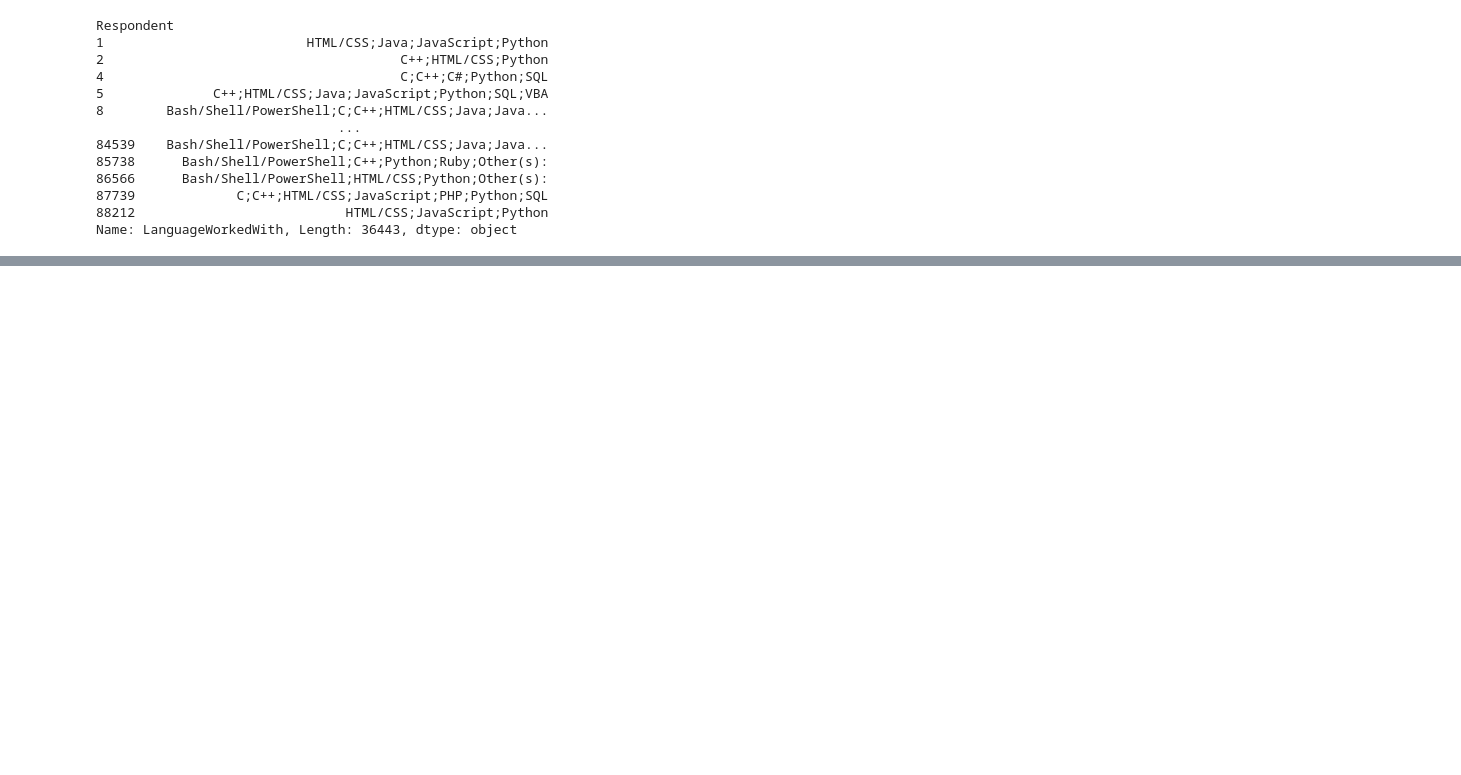
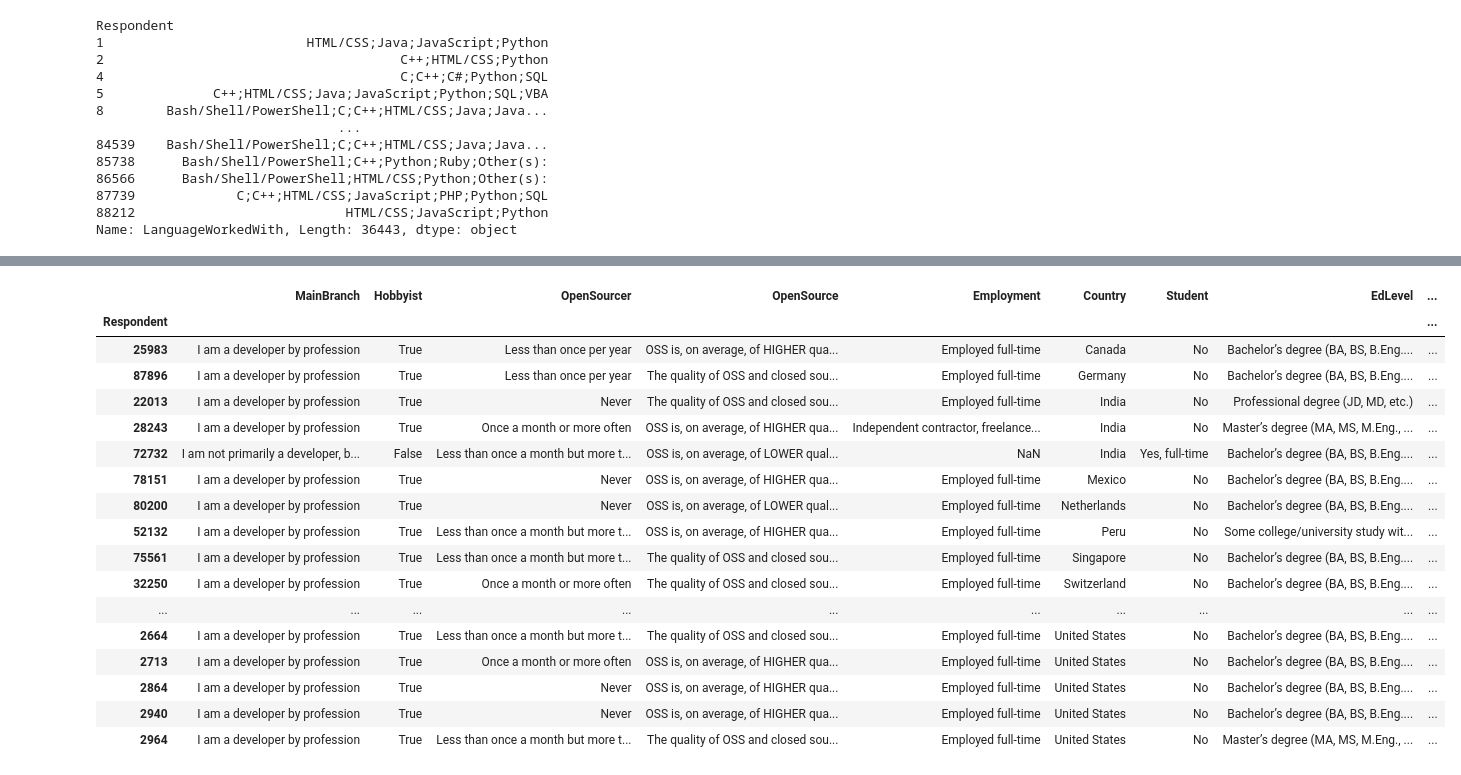
Before and after one commit to Popusa/learning-pandas, a Jupyter notebook: pandas-practice.ipynb, the cells around one changed output, grey strips where cells are left out. Drawn from its saved outputs; the diff is of its cells as text; code cells hidden in the pictures; blank space fills up the shorter version.

```diff
--- a/pandas-practice.ipynb
+++ b/pandas-practice.ipynb
@@ -334,0 +139,8 @@ Name: LanguageWorkedWith, Length: 36443, dtype: object
+# %%
+df['Hobbyist'].replace({'Yes':'Absolutely','No':'Negatory'},inplace = True)
+# %%
+df.rename(columns = {'ConvertedComp':'Salary'},inplace = True)
+# %%
+df['Hobbyist_Student'] = (df['Hobbyist'] == 'Absolutely') & df['Student'].str.contains('Yes')
+
+df.head()
@@ -334,0 +155,2 @@ Name: LanguageWorkedWith, Length: 36443, dtype: object
+# %%
+df.drop(columns = 'Hobbyist_Student',axis = 'Column',inplace = False)
@@ -334,0 +172,23 @@ Name: LanguageWorkedWith, Length: 36443, dtype: object
+# %%
+df.sort_values(by=['Salary','Country'],ascending = [False,True],inplace = True)
+
+df.head(40)
+# %% [output]
+|  | MainBranch | Hobbyist | OpenSourcer | OpenSource | Employment | Country | Student | EdLevel | ... |
+| Respondent |  |  |  |  |  |  |  |  | ... |
+| 25983 | I am a developer by profession | True | Less than once per year | OSS is, on average, of HIGHER qua... | Employed full-time | Canada | No | Bachelor’s degree (BA, BS, B.Eng.... | ... |
+| 87896 | I am a developer by profession | True | Less than once per year | The quality of OSS and closed sou... | Employed full-time | Germany | No | Bachelor’s degree (BA, BS, B.Eng.... | ... |
+| 22013 | I am a developer by profession | True | Never | The quality of OSS and closed sou... | Employed full-time | India | No | Professional degree (JD, MD, etc.) | ... |
+| 28243 | I am a developer by profession | True | Once a month or more often | OSS is, on average, of HIGHER qua... | Independent contractor, freelance... | India | No | Master’s degree (MA, MS, M.Eng., ... | ... |
+| 72732 | I am not primarily a developer, b... | False | Less than once a month but more t... | OSS is, on average, of LOWER qual... | NaN | India | Yes, full-time | Bachelor’s degree (BA, BS, B.Eng.... | ... |
+| 78151 | I am a developer by profession | True | Never | OSS is, on average, of HIGHER qua... | Employed full-time | Mexico | No | Bachelor’s degree (BA, BS, B.Eng.... | ... |
+| 80200 | I am a developer by profession | True | Never | OSS is, on average, of LOWER qual... | Employed full-time | Netherlands | No | Bachelor’s degree (BA, BS, B.Eng.... | ... |
+| 52132 | I am a developer by profession | True | Less than once a month but more t... | OSS is, on average, of HIGHER qua... | Employed full-time | Peru | No | Some college/university study wit... | ... |
+| 75561 | I am a developer by profession | True | Less than once a month but more t... | The quality of OSS and closed sou... | Employed full-time | Singapore | No | Bachelor’s degree (BA, BS, B.Eng.... | ... |
+| 32250 | I am a developer by profession | True | Once a month or more often | The quality of OSS and closed sou... | Employed full-time | Switzerland | No | Bachelor’s degree (BA, BS, B.Eng.... | ... |
+| ... | ... | ... | ... | ... | ... | ... | ... | ... | ... |
+| 2664 | I am a developer by profession | True | Less than once a month but more t... | The quality of OSS and closed sou... | Employed full-time | United States | No | Bachelor’s degree (BA, BS, B.Eng.... | ... |
+| 2713 | I am a developer by profession | True | Once a month or more often | OSS is, on average, of HIGHER qua... | Employed full-time | United States | No | Bachelor’s degree (BA, BS, B.Eng.... | ... |
+| 2864 | I am a developer by profession | True | Never | OSS is, on average, of HIGHER qua... | Employed full-time | United States | No | Bachelor’s degree (BA, BS, B.Eng.... | ... |
+| 2940 | I am a developer by profession | True | Never | OSS is, on average, of HIGHER qua... | Employed full-time | United States | No | Bachelor’s degree (BA, BS, B.Eng.... | ... |
+| 2964 | I am a developer by profession | True | Less than once a month but more t... | The quality of OSS and closed sou... | Employed full-time | United States | No | Master’s degree (MA, MS, M.Eng., ... | ... |
```
Also changed, not shown: parts of 27 cells of this notebook.
